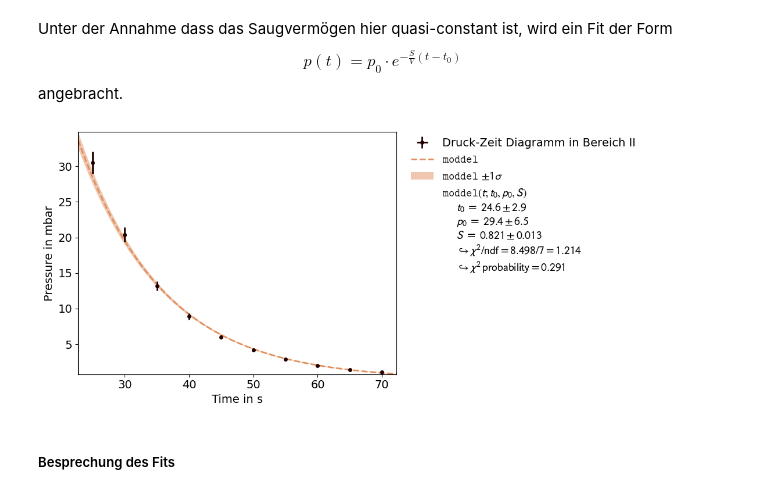
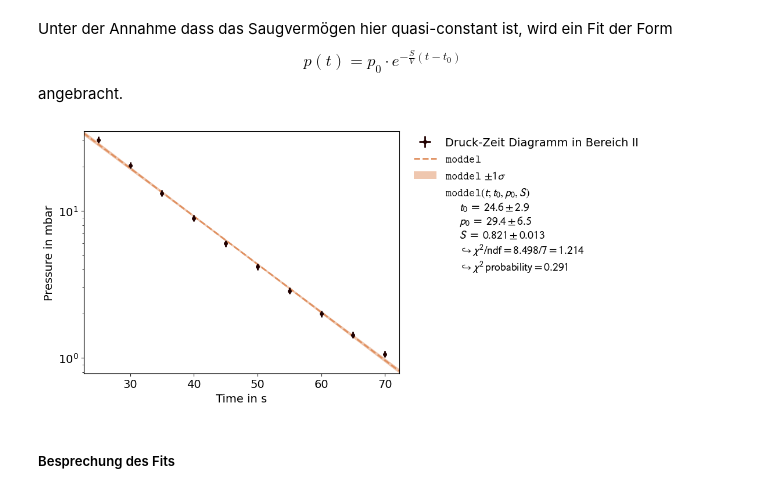
Before and after one commit to AlFa-Tier/Uni_codes, a Jupyter notebook: Praktikum/Vakuum/Vakuum.ipynb, the cells around one changed output. Cells and saved outputs as stored; diff of their text form; code cells hidden in the pictures.

Commit message:
2.2 finished all plots, final evaluation missing . Renamed Vakuum to clarify what it is

```diff
--- a/Praktikum/Vakuum/Vakuum.ipynb
+++ b/Praktikum/Vakuum/Vakuum.ipynb
@@ -280,7 +286,8 @@ def mean(list,start, finish):
         i += 1
     return sum/i
 # %%
-V=10.914
+#Calculate Volume from the given information
+V=10.1+0.5+np.pi*(0.28/2)**2*5.10
 
 #Generate a list for S and it's error
 S = [Saugvermoegen(time[i]+20,pressure[i],p_0=pressure[0],V=V) for i in range(len(pressure))]
@@ -288,7 +295,7 @@ S_err= [del_S(time[i]+20,pressure[i],p_0=pressure[0],V=V) for i in range(len(pre
 
 #Create the Plot for S-p
 plt.errorbar(x=pressure,y=S,xerr=0.05*pressure,yerr=S_err,ls='none')
-plt.title('Saugvermögen in Abhängigkeit zum Druck')
+plt.title('Saugvermögen in Abhängigkeit vom Druck')
 plt.xlabel('Druck in $mbar$')
 plt.ylabel(r'S in $\frac{{l}}{{s}}$')
 plt.xscale('log')
@@ -297,7 +304,7 @@ plt.ylim(-0.2,1.2)
 #Mark the three intervals
 plt.axvline(x=pressure[5],color="red")
 plt.axvline(x=pressure[14],color="red")
-plt.axhline(y=mean(list=S,start=5,finish=14))
+plt.axhline(y=mean(list=S,start=5,finish=14),xmin=0.32,xmax=0.63,color='orange')
 
 #distinct naming of the intervals
 plt.text(x=pressure[3],y=1,s='Bereich I',fontweight='bold',fontsize='large')
@@ -334,32 +341,33 @@ angebracht.
 # %%
 # Define fit function
 def moddel(t,t_0=time[5],p_0=pressure[5],S=mean(list=S,start=5,finish=15)):
     return p_0*np.exp(-(S)/(V)*(t-t_0))
 
 # Dataset erstellen
 dataset = kafe2.XYContainer(x_data=time[5:15],y_data=pressure[5:15])
 dataset.axis_labels=['Time in s', 'Pressure in mbar']
 dataset.label='Druck-Zeit Diagramm in Bereich II'
 
 dataset.add_error(axis='x',err_val=0.196)
 dataset.add_error(axis='y',err_val=0.05*pressure[5:15])
 
 
 
 # Fit-Objekt erstellen
 fit = kafe2.Fit(dataset,model_function=moddel)
 fit.limit_parameter("t_0", lower=0)
 
 # Fit durchführen
 fit.do_fit()
 fit_result=kafe2.Plot([fit])
 
 
 # Fit-Ergebnisse plotten
+fit_result.y_scale='log'
 fit_result.plot()
 plt.show()
 # %% [output]
-[figure, old version]
+[figure, new version]
 # %% [markdown]
 ##### Besprechung des Fits
 # %% [markdown]
```
Also changed, not shown: parts of 10 cells of this notebook, 1 other file.
